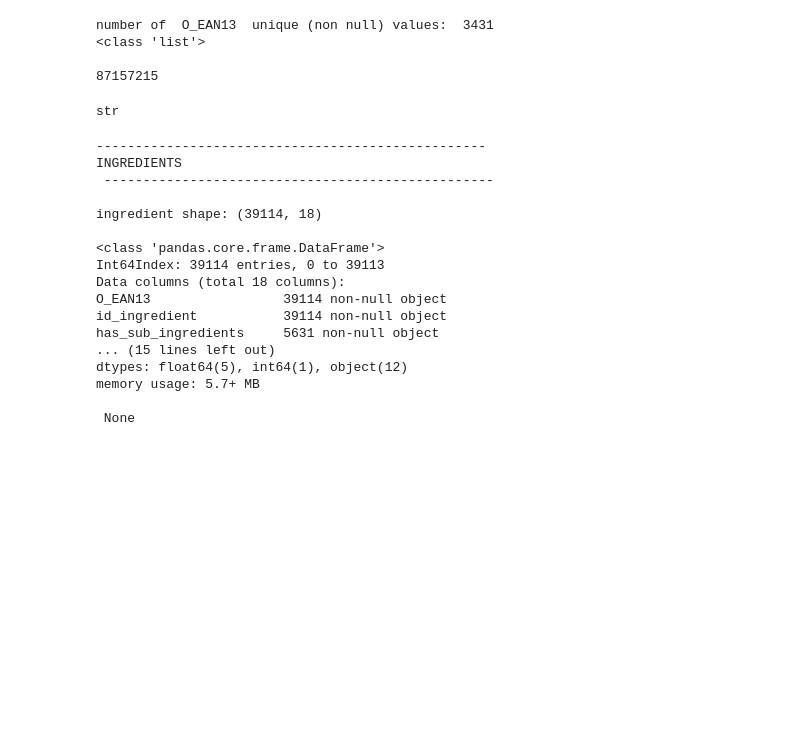
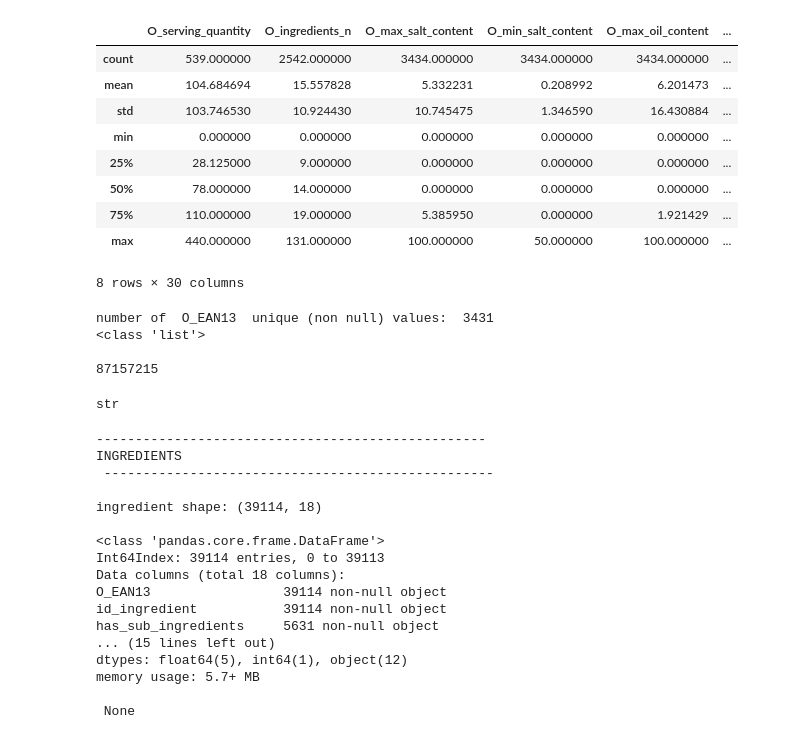
Before and after one commit to alex-toy/italians_do_it_better, a Jupyter notebook: O_OPENFF/O_CREATE_ING_FEATURES.ipynb, the cells around one changed output. Drawn from its saved outputs; the diff is of its cells as text; code cells hidden in the pictures; blank space fills up the shorter version.

```diff
--- a/O_OPENFF/O_CREATE_ING_FEATURES.ipynb
+++ b/O_OPENFF/O_CREATE_ING_FEATURES.ipynb
@@ -67,6 +67,19 @@ dtypes: float64(30), object(44)
 memory usage: 2.3+ MB
 
  None
+# %%
+prod.describe()
+# %% [output]
+|  | O_serving_quantity | O_ingredients_n | O_max_salt_content | O_min_salt_content | O_max_oil_content | ... |
+| count | 539.000000 | 2542.000000 | 3434.000000 | 3434.000000 | 3434.000000 | ... |
+| mean | 104.684694 | 15.557828 | 5.332231 | 0.208992 | 6.201473 | ... |
+| std | 103.746530 | 10.924430 | 10.745475 | 1.346590 | 16.430884 | ... |
+| min | 0.000000 | 0.000000 | 0.000000 | 0.000000 | 0.000000 | ... |
+| 25% | 28.125000 | 9.000000 | 0.000000 | 0.000000 | 0.000000 | ... |
+| 50% | 78.000000 | 14.000000 | 0.000000 | 0.000000 | 0.000000 | ... |
+| 75% | 110.000000 | 19.000000 | 5.385950 | 0.000000 | 1.921429 | ... |
+| max | 440.000000 | 131.000000 | 100.000000 | 50.000000 | 100.000000 | ... |
+8 rows × 30 columns
 # %%
 O_EAN13_U = unique_clean(prod,'O_EAN13')
 
```
Also changed, not shown: parts of 1 cell of this notebook, 1 other file.
